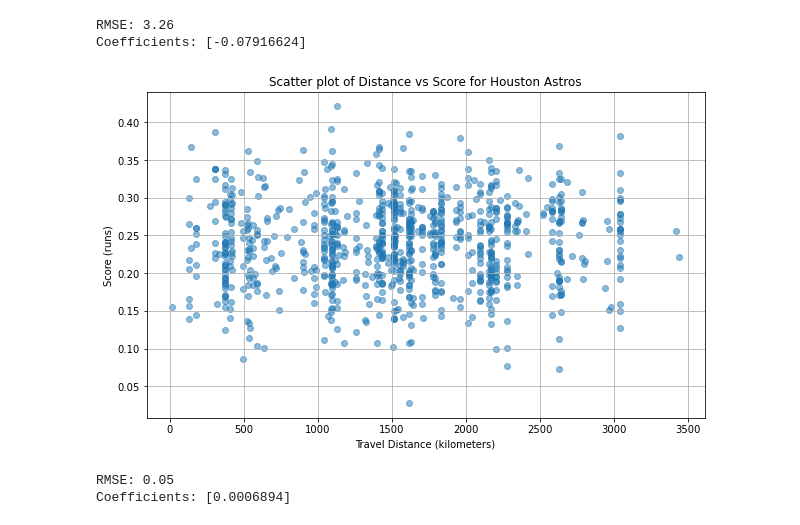
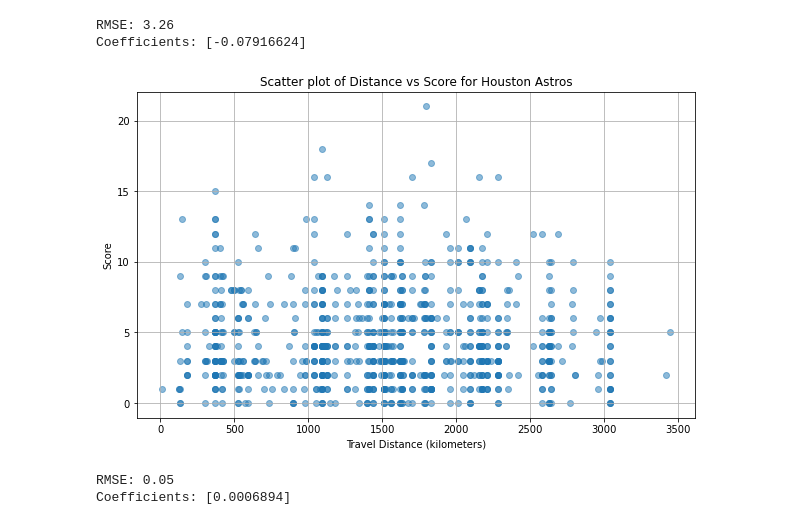
Before and after one commit to BenjaminMWZ/Rice_Datathon_2024, a Jupyter notebook: multiple_variable.ipynb, the cells around one changed output. Cells and saved outputs as stored; diff of their text form; code cells hidden in the pictures.

```diff
--- a/multiple_variable.ipynb
+++ b/multiple_variable.ipynb
@@ -395,17 +389,17 @@ Coefficients: [-0.07916624]
 # %%
 import pandas as pd
 import matplotlib.pyplot as plt
 
 # Plotting scatter points of 'distance' vs. 'score'
 plt.figure(figsize=(10, 6))
-plt.scatter(data['distance'], data['BABIP_average'], alpha=0.5)
+plt.scatter(data['distance'], data['HOU_AvgPoint'], alpha=0.5)
 plt.title('Scatter plot of Distance vs Score for Houston Astros')
 plt.xlabel('Travel Distance (kilometers)')
-plt.ylabel('Score (runs)')
+plt.ylabel('Score')
 plt.grid(True)
 plt.show()
 # %% [output]
-[figure, old version]
+[figure, new version]
 # %%
 import pandas as pd
 from sklearn.model_selection import train_test_split
```
Also changed, not shown: parts of 2 cells of this notebook.
